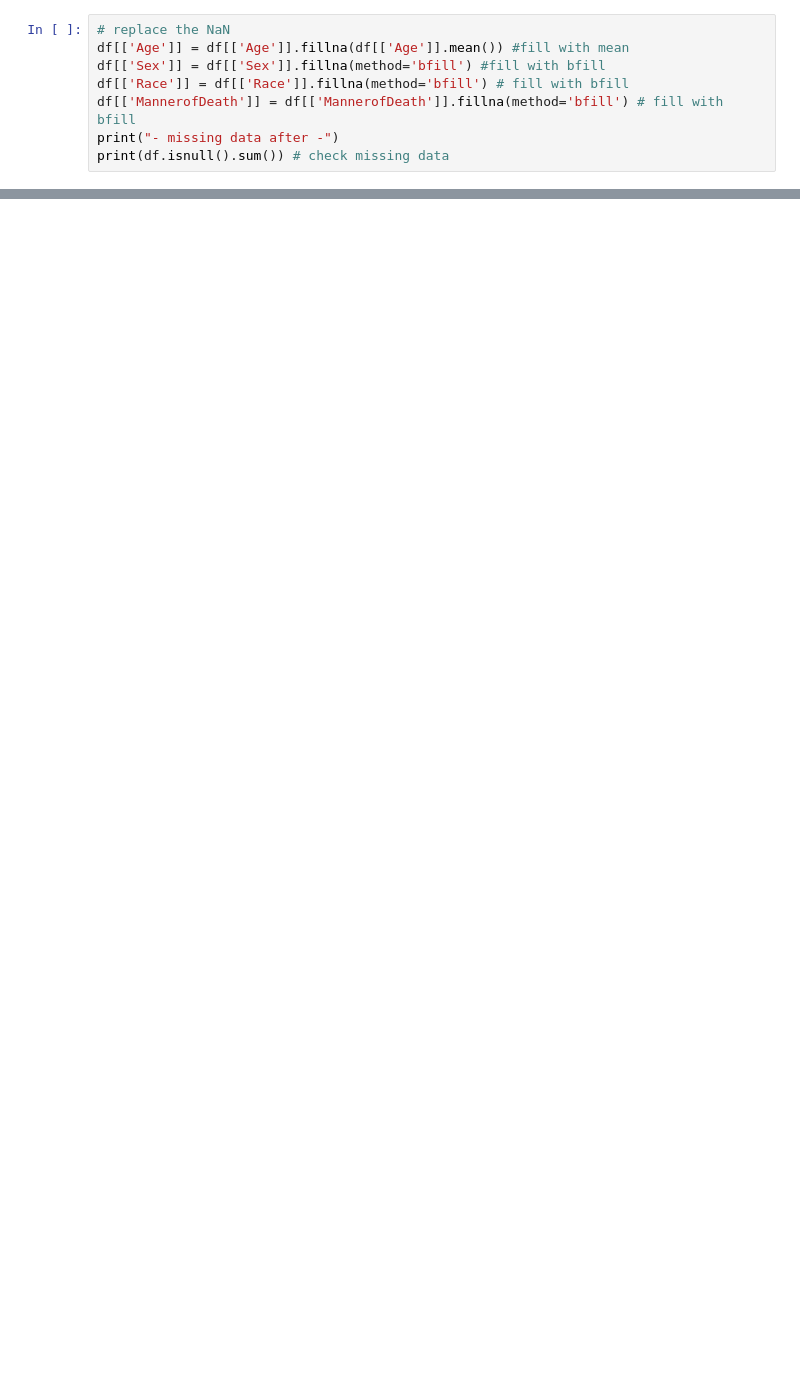
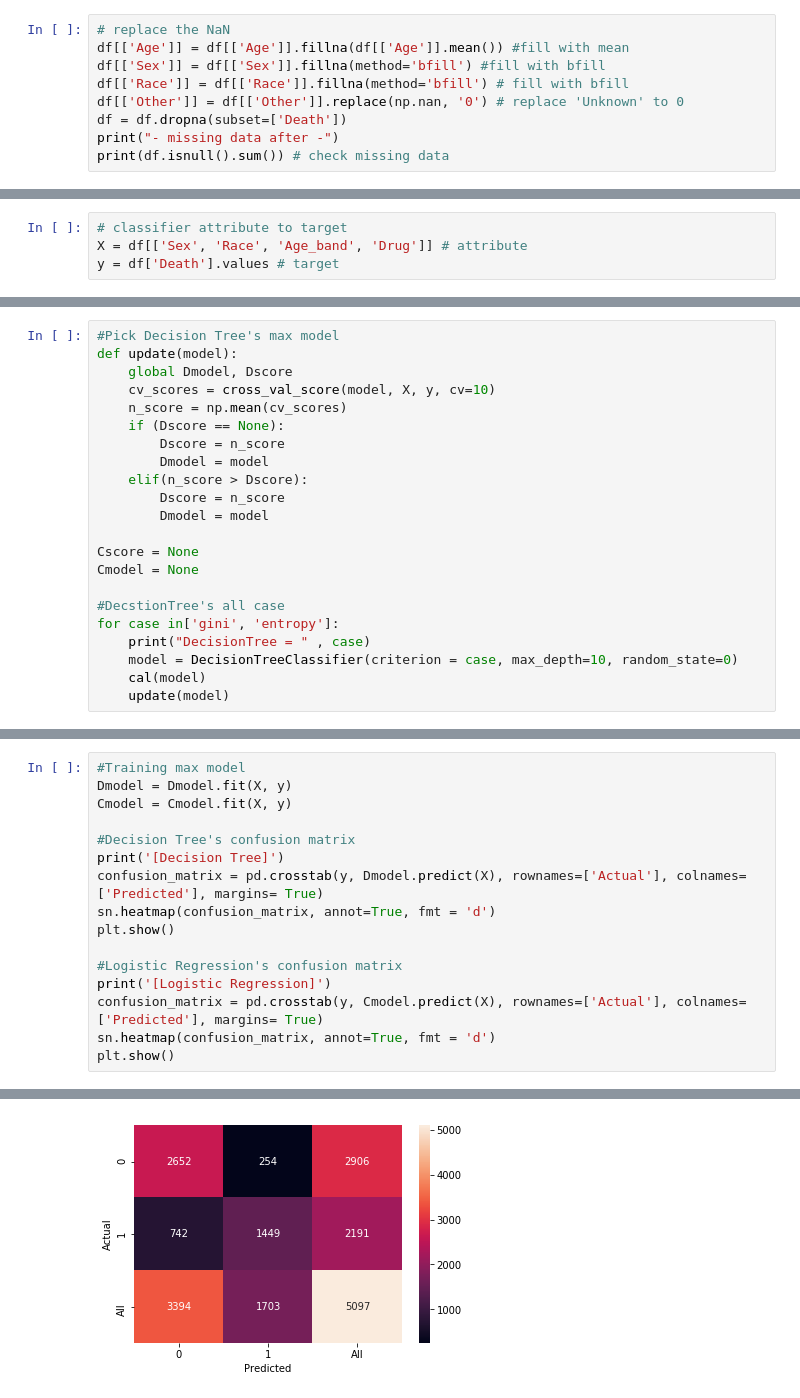
Before and after one commit to pkhssy/Data-Science, a Jupyter notebook: termproject/termproject.ipynb, the cells around one changed output, grey strips where cells are left out. Drawn from its saved outputs; the diff is of its cells as text; blank space fills up the shorter version.

```diff
--- a/termproject/termproject.ipynb
+++ b/termproject/termproject.ipynb
@@ -67,7 +74,8 @@ dtype: int64
 df[['Age']] = df[['Age']].fillna(df[['Age']].mean()) #fill with mean
 df[['Sex']] = df[['Sex']].fillna(method='bfill') #fill with bfill
 df[['Race']] = df[['Race']].fillna(method='bfill') # fill with bfill
-df[['MannerofDeath']] = df[['MannerofDeath']].fillna(method='bfill') # fill with bfill
+df[['Other']] = df[['Other']].replace(np.nan, '0') # replace 'Unknown' to 0
+df = df.dropna(subset=['Death'])
 print("- missing data after -")
 print(df.isnull().sum()) # check missing data
 # %% [output]
@@ -169,0 +220,4 @@ Name: Age_band, dtype: int64
+# %%
+# classifier attribute to target
+X = df[['Sex', 'Race', 'Age_band', 'Drug']] # attribute
+y = df['Death'].values # target
@@ -169,0 +244,22 @@ Name: Age_band, dtype: int64
+# %%
+#Pick Decision Tree's max model
+def update(model):
+    global Dmodel, Dscore
+    cv_scores = cross_val_score(model, X, y, cv=10)
+    n_score = np.mean(cv_scores)
+    if (Dscore == None):
+        Dscore = n_score
+        Dmodel = model
+    elif(n_score > Dscore):
+        Dscore = n_score
+        Dmodel = model
+
+Cscore = None
+Cmodel = None
+
+#DecstionTree's all case
+for case in['gini', 'entropy']:
+    print("DecisionTree = " , case)
+    model = DecisionTreeClassifier(criterion = case, max_depth=10, random_state=0)
+    cal(model)
+    update(model)
@@ -169,0 +317,17 @@ Name: Age_band, dtype: int64
+# %%
+#Training max model
+Dmodel = Dmodel.fit(X, y)
+Cmodel = Cmodel.fit(X, y)
+
+#Decision Tree's confusion matrix
+print('[Decision Tree]')
+confusion_matrix = pd.crosstab(y, Dmodel.predict(X), rownames=['Actual'], colnames=['Predicted'], margins= True)
+sn.heatmap(confusion_matrix, annot=True, fmt = 'd')
+plt.show()
+
+#Logistic Regression's confusion matrix
+print('[Logistic Regression]')
+confusion_matrix = pd.crosstab(y, Cmodel.predict(X), rownames=['Actual'], colnames=['Predicted'], margins= True)
+sn.heatmap(confusion_matrix, annot=True, fmt = 'd')
+plt.show()
+# %% [output]
@@ -169,0 +335 @@ Name: Age_band, dtype: int64
+[figure, added]
```
Also changed, not shown: parts of 17 cells of this notebook, 1 other file.
